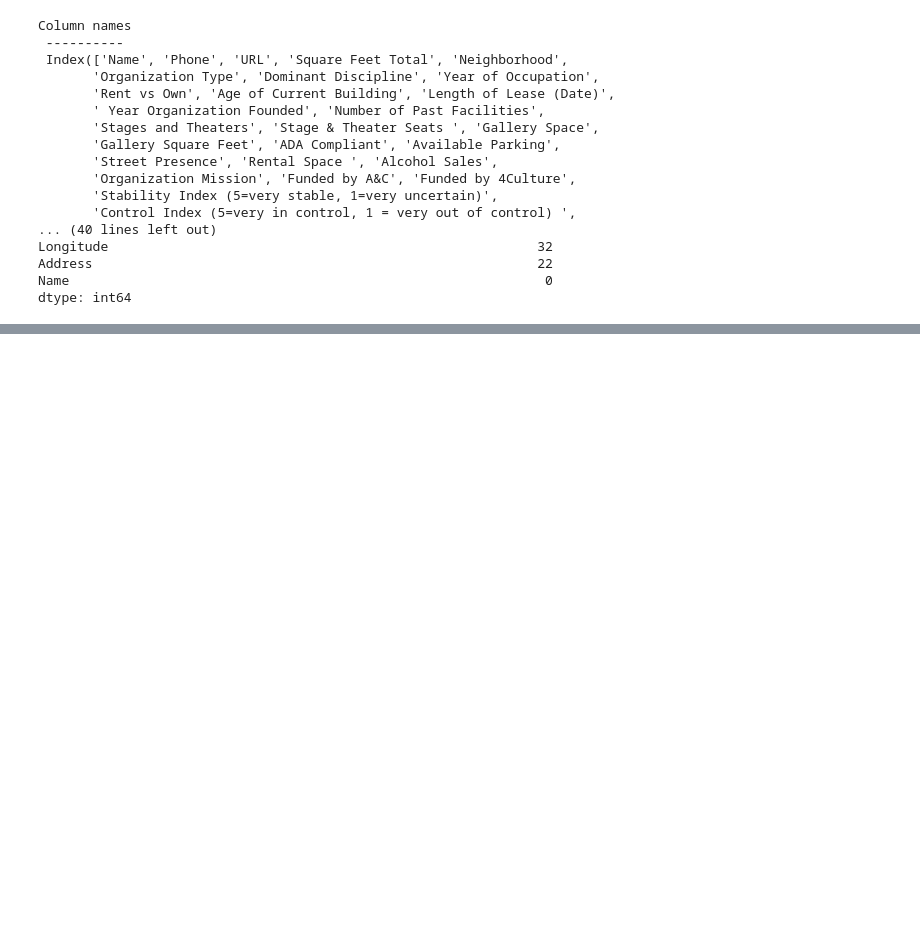
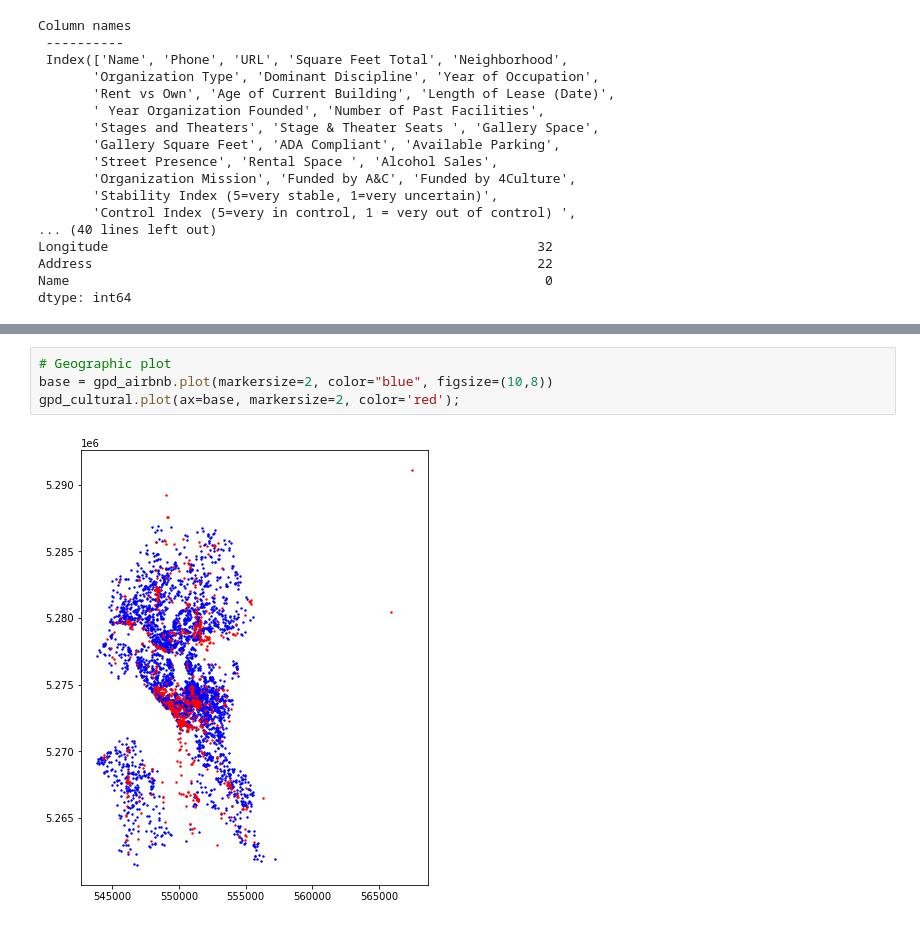
Before and after one commit to julionovoa/airbnb-seattle, a Jupyter notebook: airbnb-seattle.ipynb, the cells around one changed output, grey strips where cells are left out. Drawn from its saved outputs; the diff is of its cells as text; blank space fills up the shorter version.

```diff
--- a/airbnb-seattle.ipynb
+++ b/airbnb-seattle.ipynb
@@ -81,2 +117,8 @@ dtype: int64
+# %%
+# Geographic plot
+base = gpd_airbnb.plot(markersize=2, color="blue", figsize=(10,8))
+gpd_cultural.plot(ax=base, markersize=2, color='red');
+# %% [output]
+[figure, added]
 # %%
 # number of listings per neighborhood group
```
Also changed, not shown: parts of 21 cells of this notebook, 4 other files.
